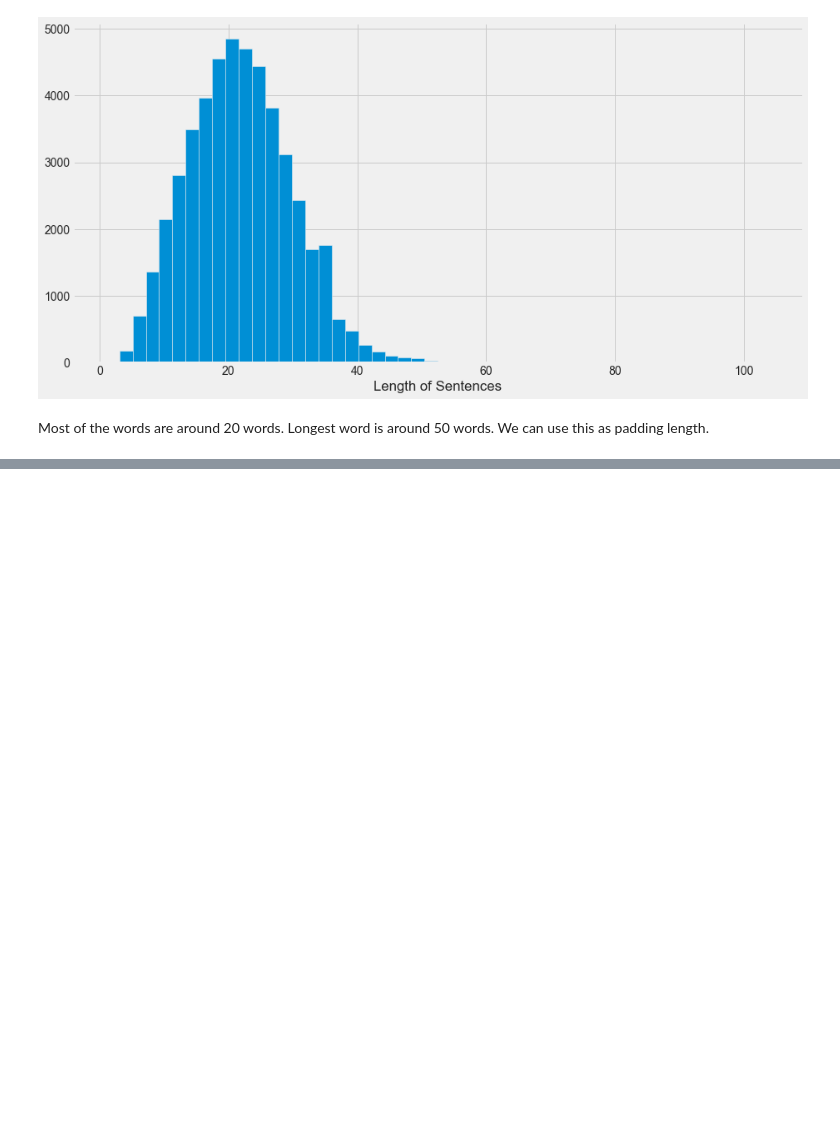
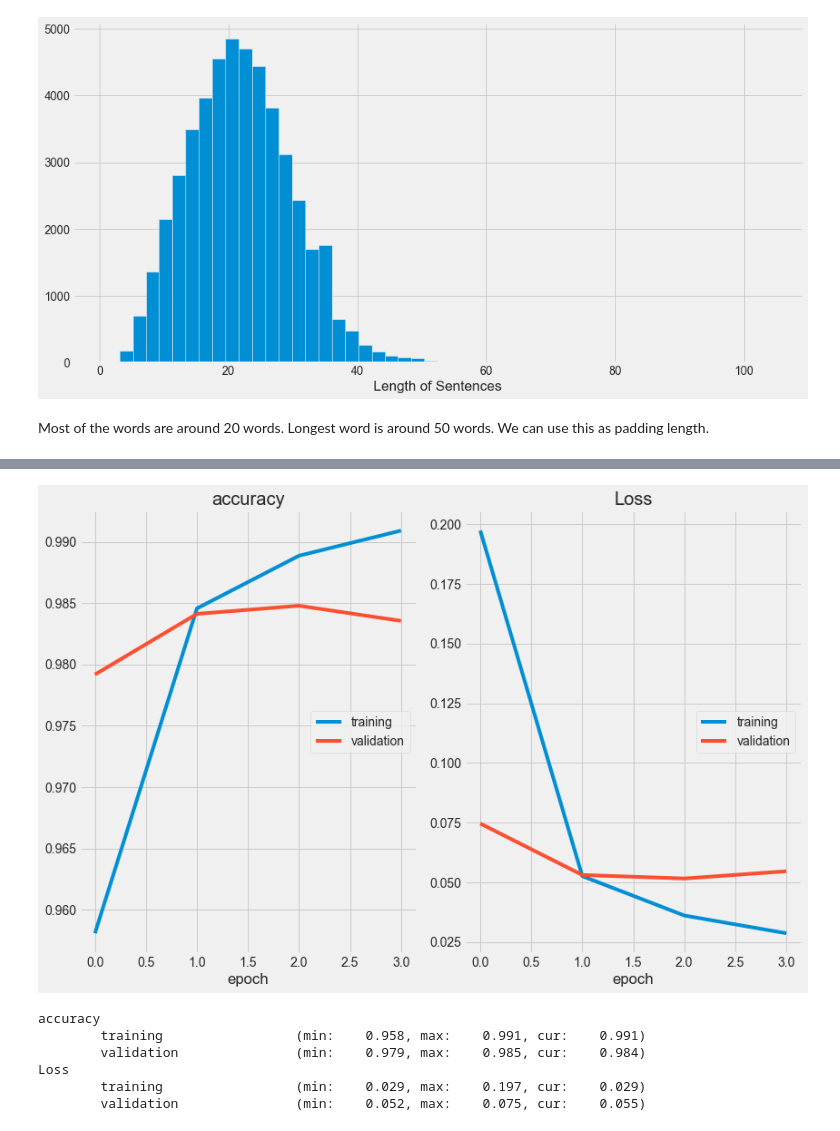
Before and after one commit to subhasisj/Named-Entity-Recognition, a Jupyter notebook: Notebooks/NER-Using-BiLSTM-USE-Embeddings.ipynb, the cells around one changed output, grey strips where cells are left out. Drawn from its saved outputs; the diff is of its cells as text; code cells hidden in the pictures; blank space fills up the shorter version.

Commit message:
NER using BiLSTM

```diff
--- a/Notebooks/NER-Using-BiLSTM-USE-Embeddings.ipynb
+++ b/Notebooks/NER-Using-BiLSTM-USE-Embeddings.ipynb
@@ -212,2 +220,3 @@ word_index['Thousands']
 # %%
-X = [[word_index[w[0]] for w in s] for s in sentence]
+X = [[word_index[w[0]] for w in s] for s in sentences]
+X = tf.keras.preprocessing.sequence.pad_sequences(maxlen=50,sequences=X,padding='post', value = n_words - 1)
@@ -215,0 +223,8 @@ KeyError: '.'
+# %%
+y = [[tag_index[w[1]] for w in s] for s in sentences]
+y = tf.keras.preprocessing.sequence.pad_sequences(maxlen=50,sequences=y,padding='post',value=tag_index['O'])
+y = [tf.keras.utils.to_categorical(i,num_classes=num_tags) for i in y]
+# %%
+from sklearn.model_selection import train_test_split
+
+X_train,X_test,y_train,y_test = train_test_split(X,y,test_size = 0.1,random_state = 42)
@@ -215,0 +233,19 @@ KeyError: '.'
+# %%
+from livelossplot.inputs.tf_keras import PlotLossesCallback
+from tensorflow.keras.callbacks import EarlyStopping
+
+embedding_dim = 50
+
+model = tf.keras.Sequential([
+    # Embedding Layer
+    tf.keras.layers.Embedding(input_dim=len(word_index),output_dim=embedding_dim),
+    # Bidiretional LSTM for learning Long term dependencies
+    tf.keras.layers.Bidirectional(tf.keras.layers.LSTM(embedding_dim,return_sequences=True)),
+    # Dense Layer with RELU
+    tf.keras.layers.TimeDistributed(tf.keras.layers.Dense(embedding_dim,activation='relu')),
+    # Ouput layer with 16 units
+    tf.keras.layers.Dense(num_tags,activation='softmax')
+])
+
+model.compile(optimizer='adam',loss='categorical_crossentropy',metrics=['accuracy'])
+model.summary()
@@ -215,0 +269,17 @@ KeyError: '.'
+# %%
+early_stopping = EarlyStopping(monitor='val_accuracy',patience=1,verbose=0,mode='max',restore_best_weights=False)
+
+history = model.fit(X_train,np.array(y_train),
+                    validation_split=0.2,
+                    batch_size = 32,
+                    epochs = 6,
+                    verbose=False,
+                    callbacks= [PlotLossesCallback(),early_stopping] )
+# %% [output]
+[figure, added]
+accuracy
+        training                 (min:    0.958, max:    0.991, cur:    0.991)
+        validation               (min:    0.979, max:    0.985, cur:    0.984)
+Loss
+        training                 (min:    0.029, max:    0.197, cur:    0.029)
+        validation               (min:    0.052, max:    0.075, cur:    0.055)
```
Also changed, not shown: parts of 23 cells of this notebook.
